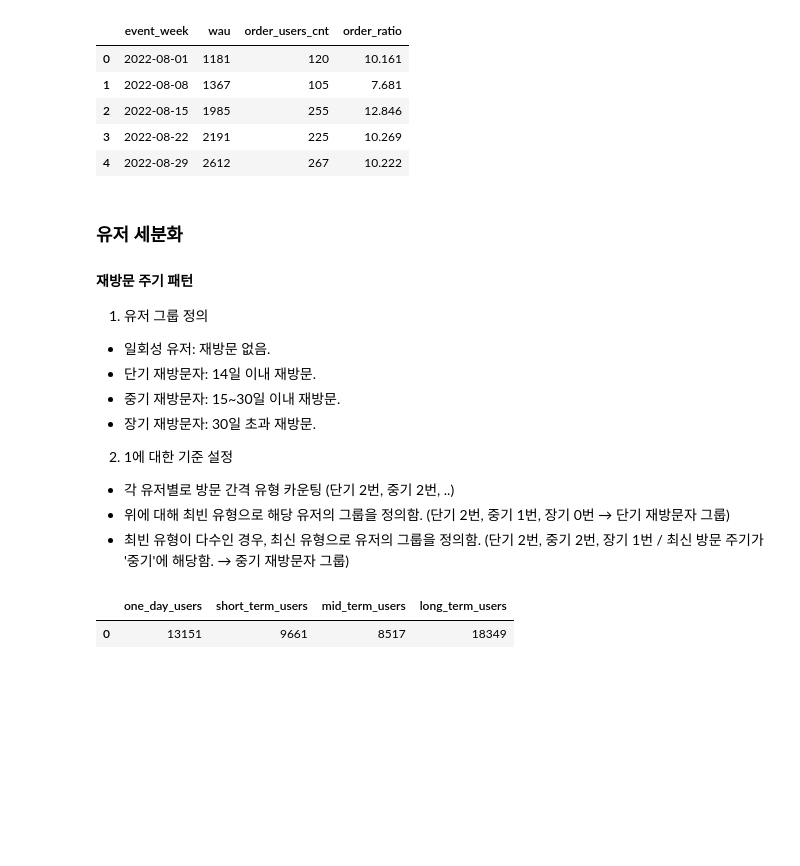
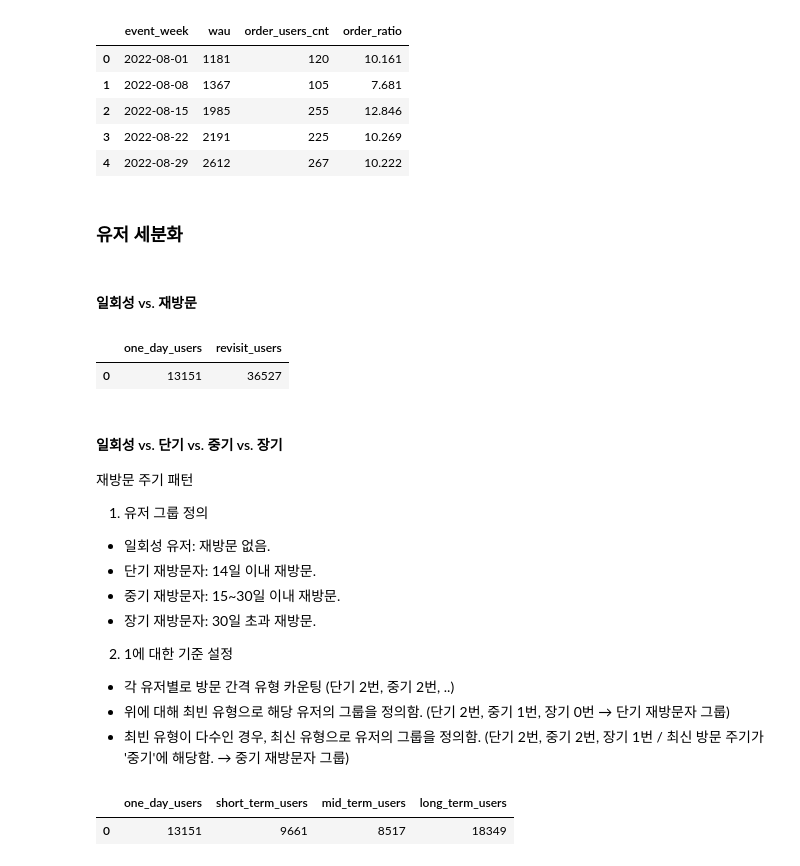
Before and after one commit to claire-1125/Foodie_Express_Analysis, a Jupyter notebook: foodie_viz.ipynb, the cells around one changed output. Cells and saved outputs as stored; diff of their text form; code cells hidden in the pictures; blank space fills up the shorter version.

```diff
--- a/foodie_viz.ipynb
+++ b/foodie_viz.ipynb
@@ -830,3 +830,63 @@ fig.update_yaxes(title_text='주문율 (%)', secondary_y=False)
 fig.update_yaxes(title_text='사용자 수', secondary_y=True)
 
 fig.show()
+# %% [markdown]
+### 유저 세분화
+# %% [markdown]
+#### 일회성 vs. 재방문
+# %%
+# 일회성 vs. 재방문
+
+sql = f"""
+WITH user_active_sequence AS (
+  -- 1. 유저별 활동 일자 시퀀스: 활동 일자, 직전 활동 일자
+  -- 회원 49678명
+  SELECT DISTINCT
+    user_pseudo_id,
+    event_date,
+    LAG(event_date) OVER (PARTITION BY user_pseudo_id ORDER BY event_date) AS prev_event_date,
+  FROM advanced.app_logs_cleaned_target
+)
+, user_only_1day AS (
+  -- 2. 일회성 유저 13151명
+  SELECT DISTINCT
+    user_pseudo_id,
+    'one_day' AS visit_interval_cat,
+  FROM advanced.app_logs_cleaned_target
+  WHERE user_pseudo_id IN (
+    SELECT user_pseudo_id
+    FROM user_active_sequence
+    GROUP BY user_pseudo_id
+    HAVING COUNT(DISTINCT event_date) = 1
+  )
+)
+, user_revisit AS (
+  -- 3. 재방문 유저 36527명
+  SELECT DISTINCT
+    user_pseudo_id,
+    'revisit' AS visit_interval_cat,
+  FROM advanced.app_logs_cleaned_target
+  WHERE user_pseudo_id IN (
+    SELECT user_pseudo_id
+    FROM user_active_sequence
+    GROUP BY user_pseudo_id
+    HAVING COUNT(DISTINCT event_date) > 1
+  )
+)
+
+SELECT
+  COUNT(DISTINCT IF(visit_interval_cat='one_day',user_pseudo_id,NULL)) AS one_day_users,
+  COUNT(DISTINCT IF(visit_interval_cat='revisit',user_pseudo_id,NULL)) AS revisit_users,
+FROM (
+  SELECT * FROM user_only_1day
+  UNION DISTINCT
+  SELECT * FROM user_revisit
+)
+"""
+
+query_job = client.query(sql)
+df_visit_seg1 = query_job.to_dataframe()
+df_visit_seg1.head()
+# %% [output]
+|  | one_day_users | revisit_users |
+| 0 | 13151 | 36527 |
@@ -833,6 +920,7 @@ fig.show()
 # %% [markdown]
-### 유저 세분화
-#### 재방문 주기 패턴
+#### 일회성 vs. 단기 vs. 중기 vs. 장기
+
+재방문 주기 패턴
 
 1. 유저 그룹 정의
 - 일회성 유저: 재방문 없음.
```
Also changed, not shown: parts of 15 cells of this notebook.
